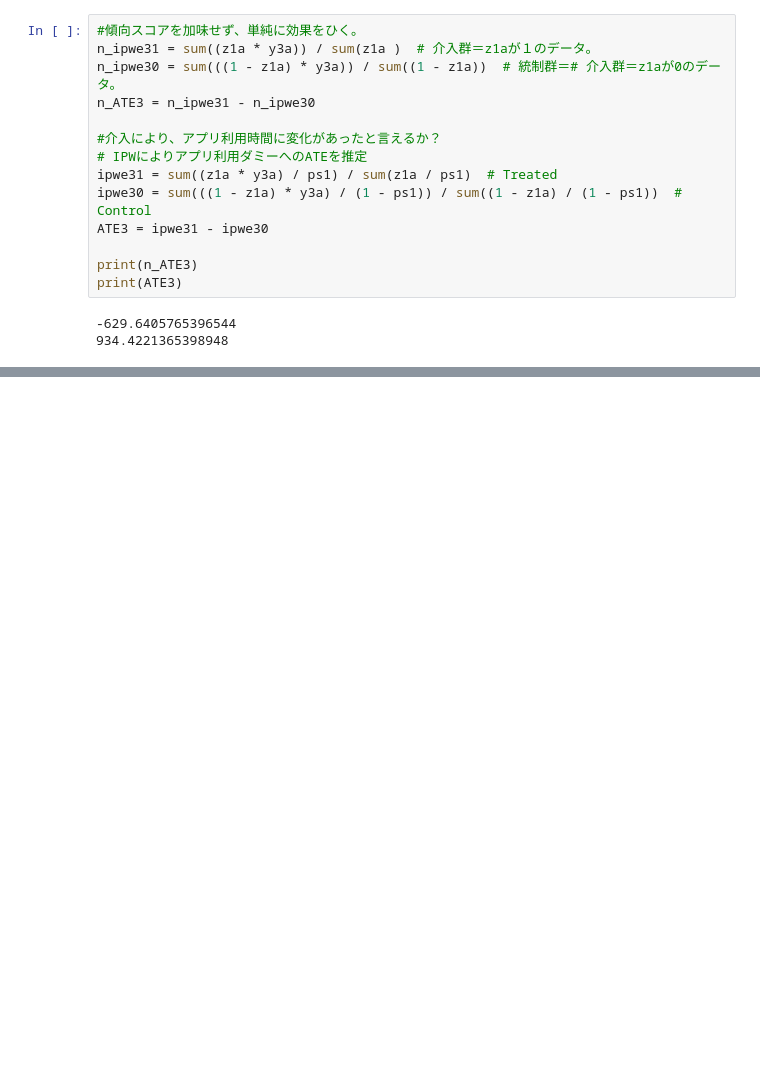
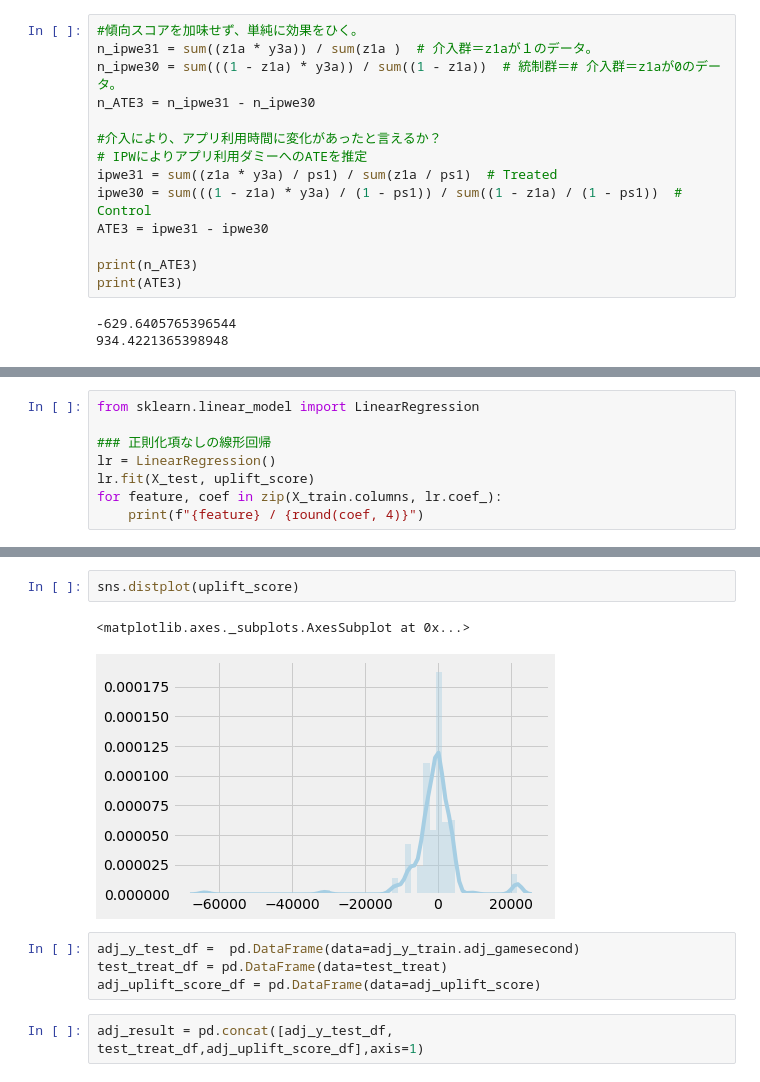
Before and after one commit to AraiKazuma/CausalInference, a Jupyter notebook: [fullspec]CausalInference.ipynb, the cells around one changed output, grey strips where cells are left out. Drawn from its saved outputs; the diff is of its cells as text; blank space fills up the shorter version.

```diff
--- a/[fullspec]CausalInference.ipynb
+++ b/[fullspec]CausalInference.ipynb
@@ -164,0 +300,8 @@ print(ATE3)
+# %%
+from sklearn.linear_model import LinearRegression
+
+### 正則化項なしの線形回帰
+lr = LinearRegression()
+lr.fit(X_test, uplift_score)
+for feature, coef in zip(X_train.columns, lr.coef_):
+    print(f"{feature} / {round(coef, 4)}")
@@ -166,0 +396,11 @@ print(ATE3)
+# %%
+sns.distplot(uplift_score)
+# %% [output]
+<matplotlib.axes._subplots.AxesSubplot at 0x...>
+[figure, added]
+# %%
+adj_y_test_df =  pd.DataFrame(data=adj_y_train.adj_gamesecond)
+test_treat_df = pd.DataFrame(data=test_treat)
+adj_uplift_score_df = pd.DataFrame(data=adj_uplift_score)
+# %%
+adj_result = pd.concat([adj_y_test_df, test_treat_df,adj_uplift_score_df],axis=1)
```
Also changed, not shown: parts of 31 cells of this notebook.
